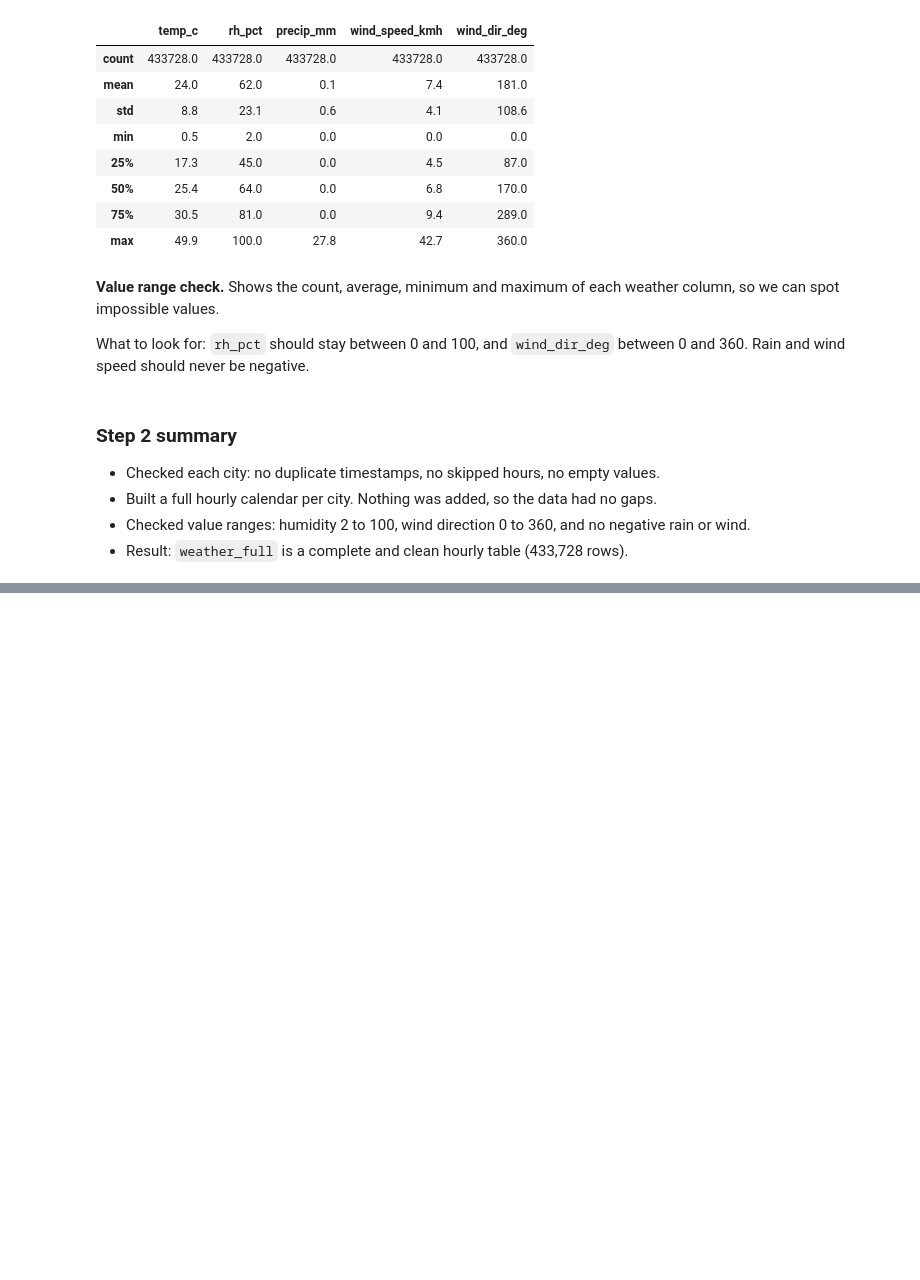
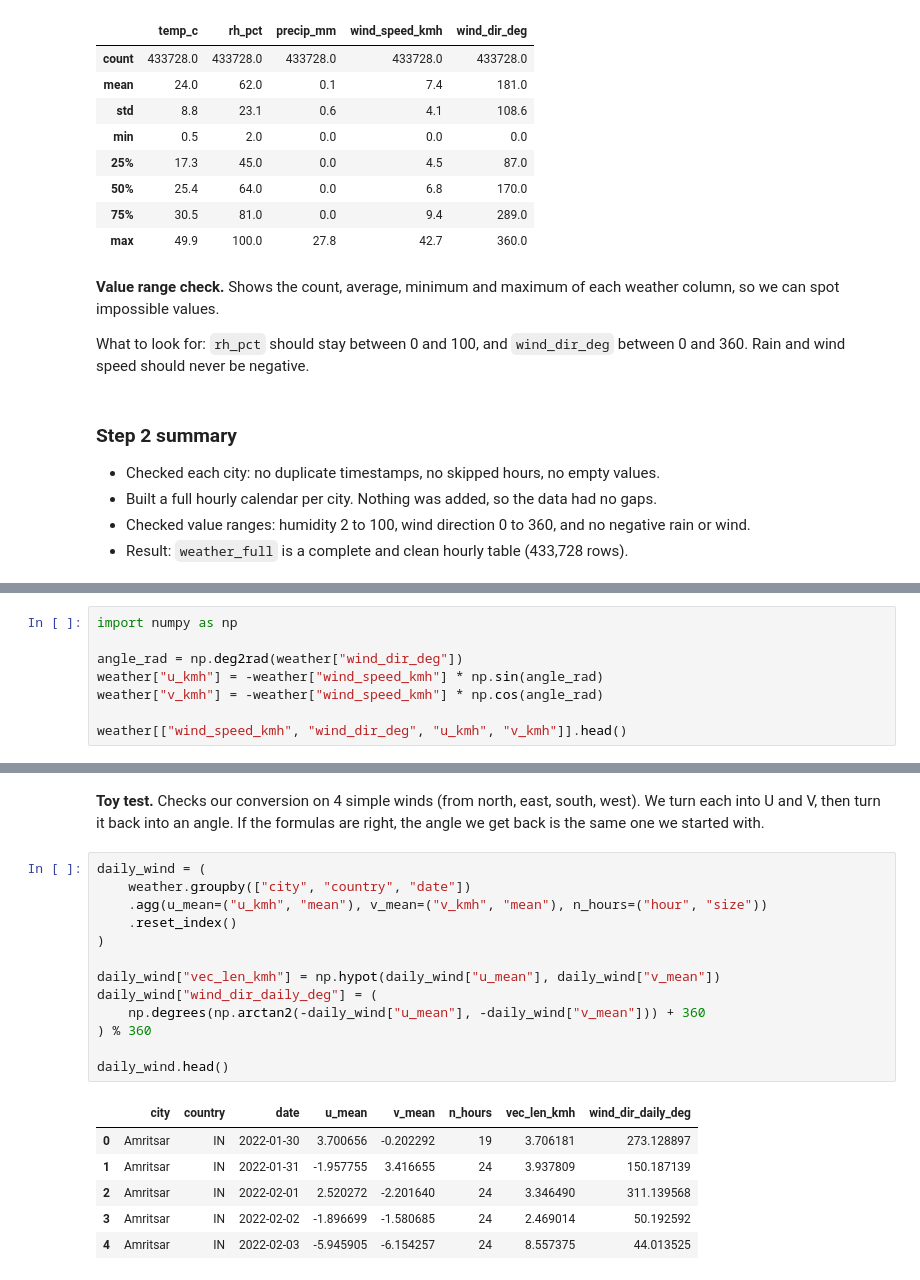
Before and after one commit to IsmailNooruddin/Smog-Analysis-DSSG, a Jupyter notebook: weather.ipynb, the cells around one changed output, grey strips where cells are left out. Saved outputs shown, nothing was run; the diff lists cells and outputs as text; blank space fills up the shorter version.

```diff
--- a/weather.ipynb
+++ b/weather.ipynb
@@ -216,0 +351,8 @@ What to look for: `rh_pct` should stay between 0 and 100, and `wind_dir_deg` bet
+# %%
+import numpy as np
+
+angle_rad = np.deg2rad(weather["wind_dir_deg"])
+weather["u_kmh"] = -weather["wind_speed_kmh"] * np.sin(angle_rad)
+weather["v_kmh"] = -weather["wind_speed_kmh"] * np.cos(angle_rad)
+
+weather[["wind_speed_kmh", "wind_dir_deg", "u_kmh", "v_kmh"]].head()
@@ -216,0 +383,22 @@ What to look for: `rh_pct` should stay between 0 and 100, and `wind_dir_deg` bet
+# %% [markdown]
+**Toy test.** Checks our conversion on 4 simple winds (from north, east, south, west). We turn each into U and V, then turn it back into an angle. If the formulas are right, the angle we get back is the same one we started with.
+# %%
+daily_wind = (
+    weather.groupby(["city", "country", "date"])
+    .agg(u_mean=("u_kmh", "mean"), v_mean=("v_kmh", "mean"), n_hours=("hour", "size"))
+    .reset_index()
+)
+
+daily_wind["vec_len_kmh"] = np.hypot(daily_wind["u_mean"], daily_wind["v_mean"])
+daily_wind["wind_dir_daily_deg"] = (
+    np.degrees(np.arctan2(-daily_wind["u_mean"], -daily_wind["v_mean"])) + 360
+) % 360
+
+daily_wind.head()
+# %% [output]
+|  | city | country | date | u_mean | v_mean | n_hours | vec_len_kmh | wind_dir_daily_deg |
+| 0 | Amritsar | IN | 2022-01-30 | 3.700656 | -0.202292 | 19 | 3.706181 | 273.128897 |
+| 1 | Amritsar | IN | 2022-01-31 | -1.957755 | 3.416655 | 24 | 3.937809 | 150.187139 |
+| 2 | Amritsar | IN | 2022-02-01 | 2.520272 | -2.201640 | 24 | 3.346490 | 311.139568 |
+| 3 | Amritsar | IN | 2022-02-02 | -1.896699 | -1.580685 | 24 | 2.469014 | 50.192592 |
+| 4 | Amritsar | IN | 2022-02-03 | -5.945905 | -6.154257 | 24 | 8.557375 | 44.013525 |
```
Also changed, not shown: parts of 24 cells of this notebook.
